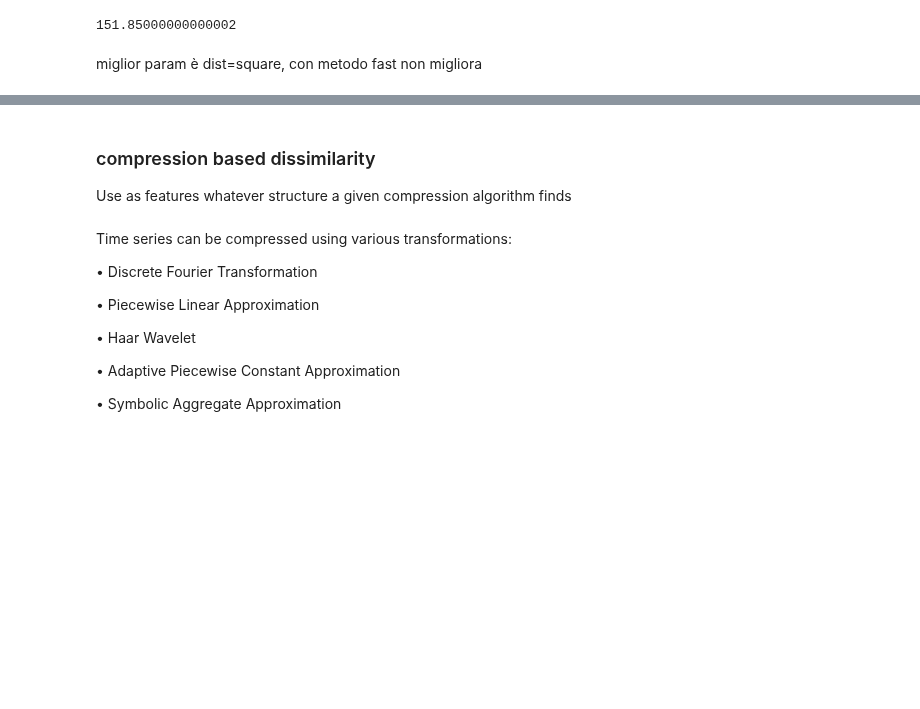
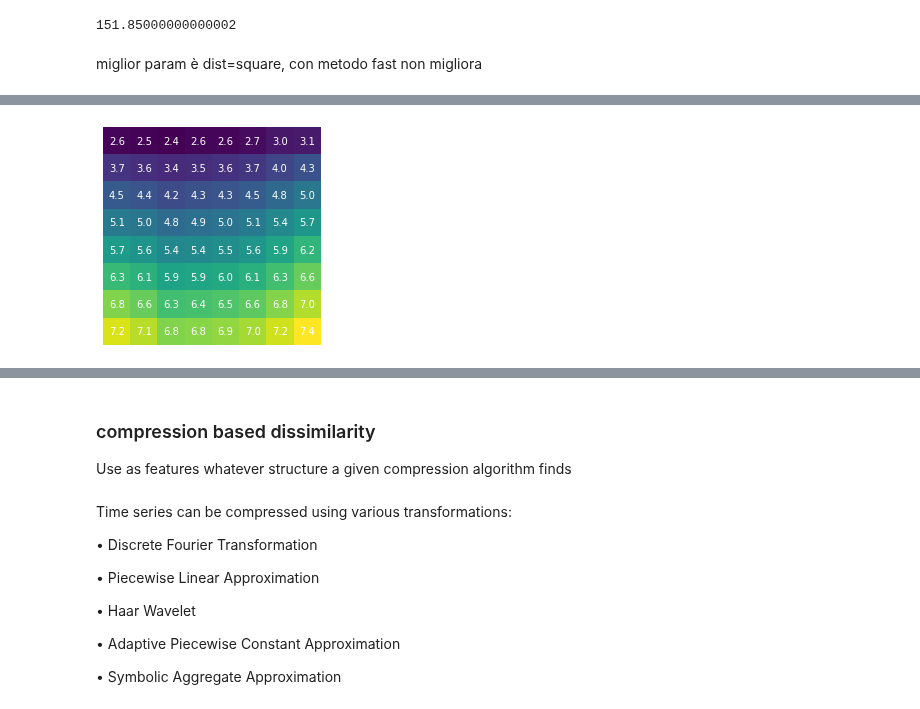
Before and after one commit to moniab/DataMining2Project, a Jupyter notebook: Time series similarity.ipynb, the cells around one changed output, grey strips where cells are left out. Drawn from its saved outputs; the diff is of its cells as text; code cells hidden in the pictures; blank space fills up the shorter version.

```diff
--- a/Time series similarity.ipynb
+++ b/Time series similarity.ipynb
@@ -280,0 +300,13 @@ miglior param è dist=square, con metodo fast non migliora
+# %%
+acc = subsequence_cost_matrix(ts.values[:8].reshape(-1,1), ts1.values[:8].reshape(-1,1))
+
+plt.imshow(acc)
+plt.axis("off")
+plt.autoscale(False)
+for i in range(acc.shape[0]):
+    for j in range(acc.shape[1]):
+        text = plt.text(j, i, '%.1f' % np.sqrt(acc[i, j]), ha="center", va="center", color="w")
+
+plt.show()
+# %% [output]
+[figure, added]
```
Also changed, not shown: parts of 11 cells of this notebook.
